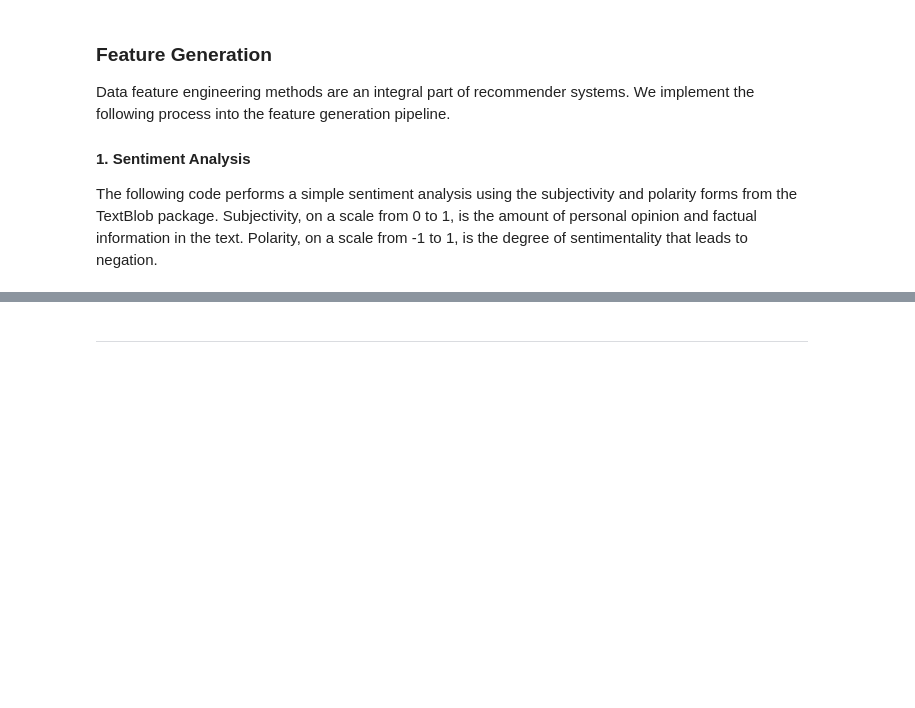
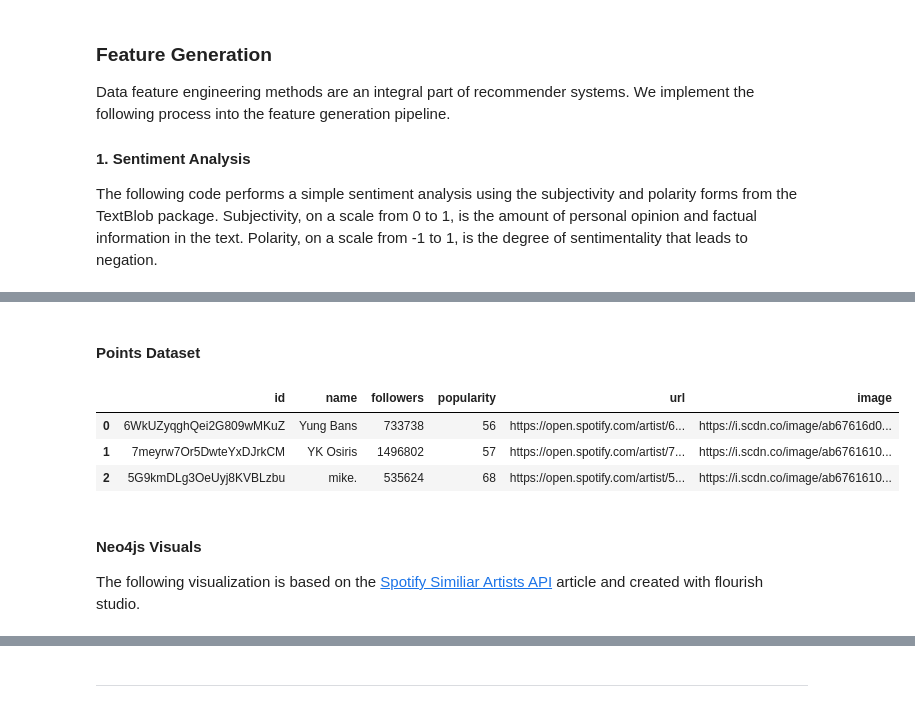
Before and after one commit to hluebbering/music-clustering, a Jupyter notebook: scripts/notebook.ipynb, the cells around one changed output, grey strips where cells are left out. Cells and saved outputs as stored; diff of their text form; code cells hidden in the pictures; blank space fills up the shorter version.

```diff
--- a/scripts/notebook.ipynb
+++ b/scripts/notebook.ipynb
@@ -660,0 +642,2 @@ The following visualization is based on the [Spotify Similiar Artists API](https
+# %% [markdown]
+#### Points Dataset
@@ -660,0 +666,11 @@ The following visualization is based on the [Spotify Similiar Artists API](https
+# %%
+points.head(3)
+# %% [output]
+|  | id | name | followers | popularity | url | image |
+| 0 | 6WkUZyqghQei2G809wMKuZ | Yung Bans | 733738 | 56 | https://open.spotify.com/artist/6... | https://i.scdn.co/image/ab67616d0... |
+| 1 | 7meyrw7Or5DwteYxDJrkCM | YK Osiris | 1496802 | 57 | https://open.spotify.com/artist/7... | https://i.scdn.co/image/ab6761610... |
+| 2 | 5G9kmDLg3OeUyj8KVBLzbu | mike. | 535624 | 68 | https://open.spotify.com/artist/5... | https://i.scdn.co/image/ab6761610... |
+# %% [markdown]
+#### Neo4js Visuals
+
+The following visualization is based on the [Spotify Similiar Artists API](https://unboxed-analytics.com/data-technology/visualizing-rap-communities-wtih-python-spotifys-api/) article and created with flourish studio.
```
Also changed, not shown: parts of 64 cells of this notebook, 2 other files.
